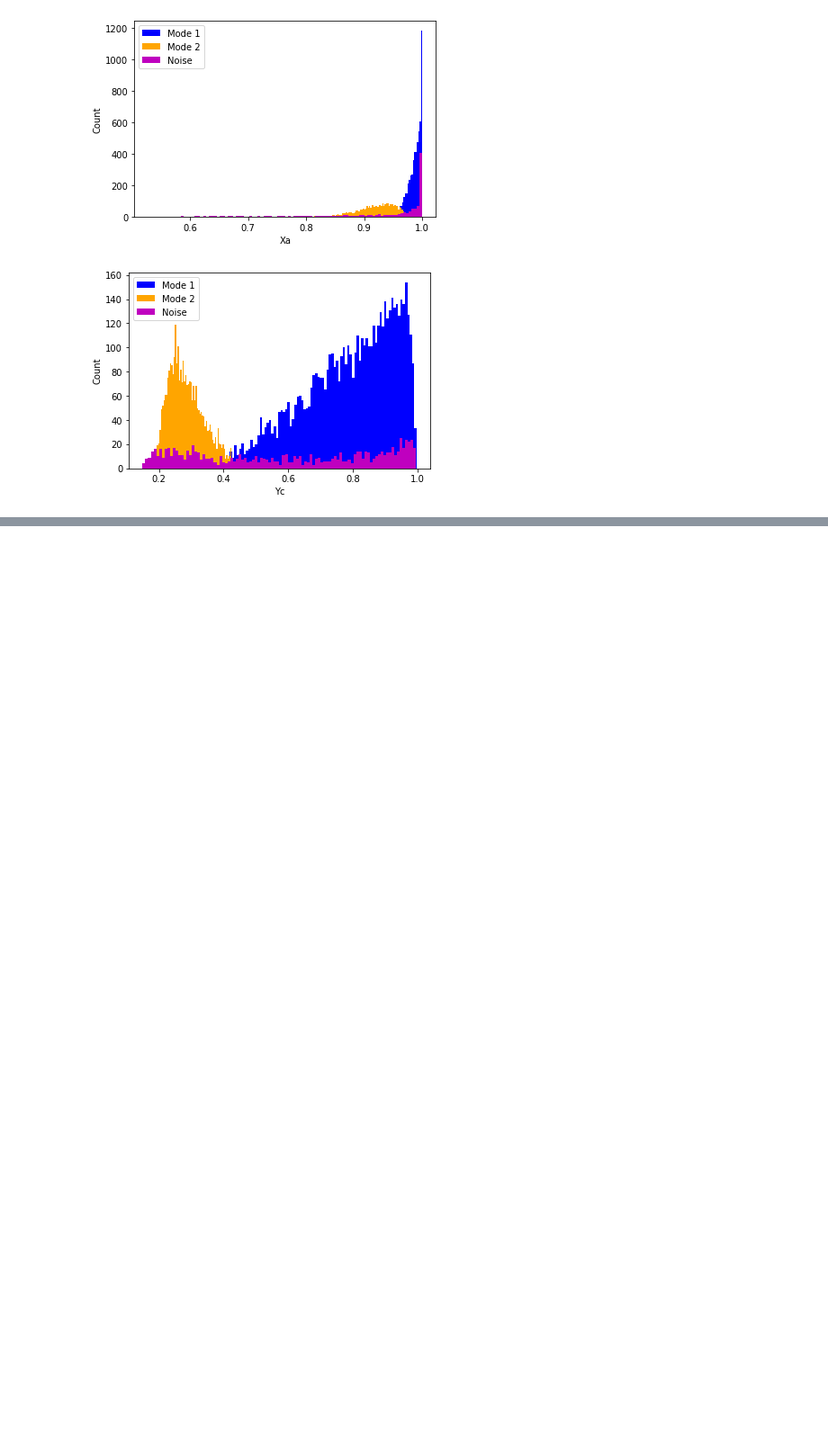
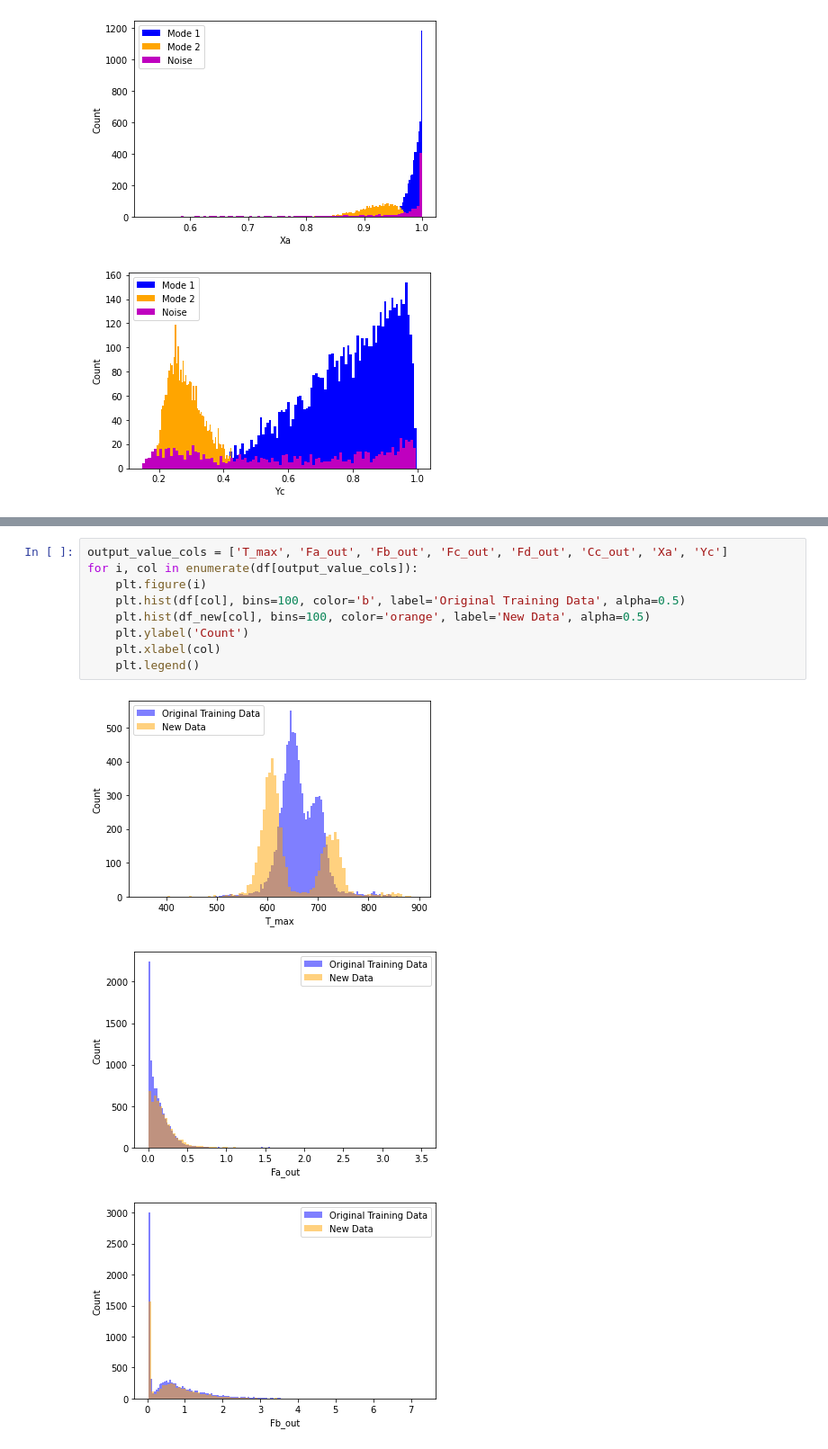
Before and after one commit to rgkalden/chem_reactor_ml, a Jupyter notebook: data_visualization/data_visualization.ipynb, the cells around one changed output, grey strips where cells are left out. Shown at 90% size. Cells and saved outputs as stored; diff of their text form; blank space fills up the shorter version.

```diff
--- a/data_visualization/data_visualization.ipynb
+++ b/data_visualization/data_visualization.ipynb
@@ -109,0 +137,13 @@ for i, col in enumerate(df[output_value_cols]):
+# %%
+output_value_cols = ['T_max', 'Fa_out', 'Fb_out', 'Fc_out', 'Fd_out', 'Cc_out', 'Xa', 'Yc']
+for i, col in enumerate(df[output_value_cols]):
+    plt.figure(i)
+    plt.hist(df[col], bins=100, color='b', label='Original Training Data', alpha=0.5)
+    plt.hist(df_new[col], bins=100, color='orange', label='New Data', alpha=0.5)
+    plt.ylabel('Count')
+    plt.xlabel(col)
+    plt.legend()
+# %% [output]
+[figure, added]
+[figure, added]
+[figure, added]
```
Also changed, not shown: parts of 7 cells of this notebook, 2 other files.
